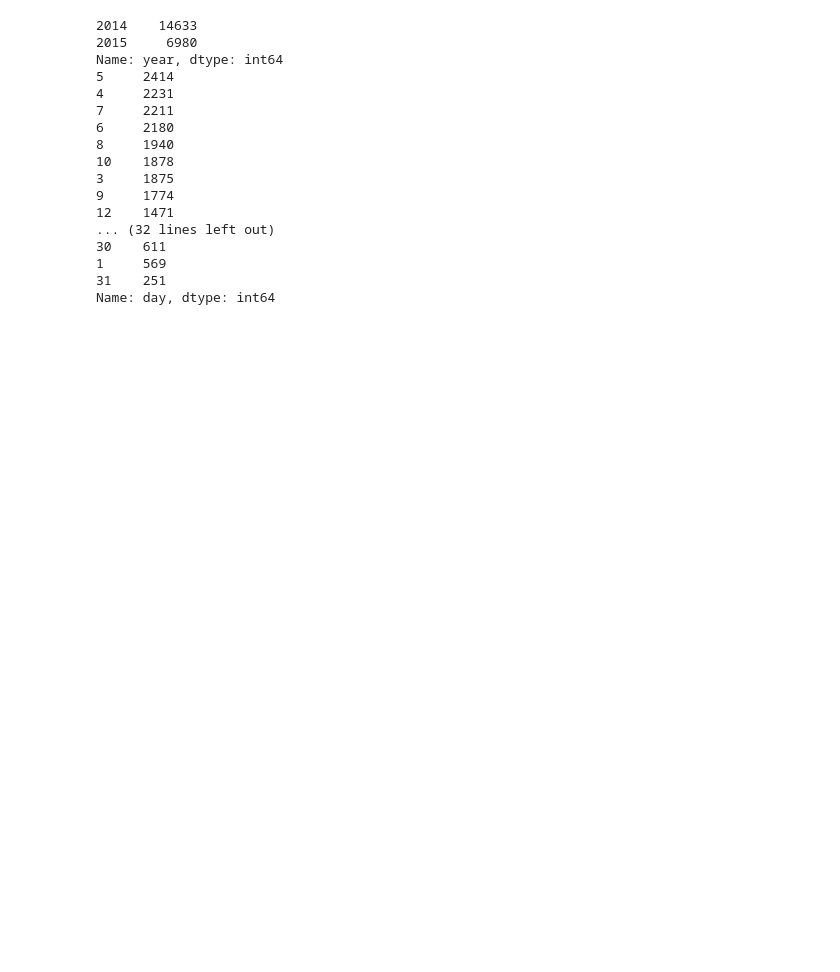
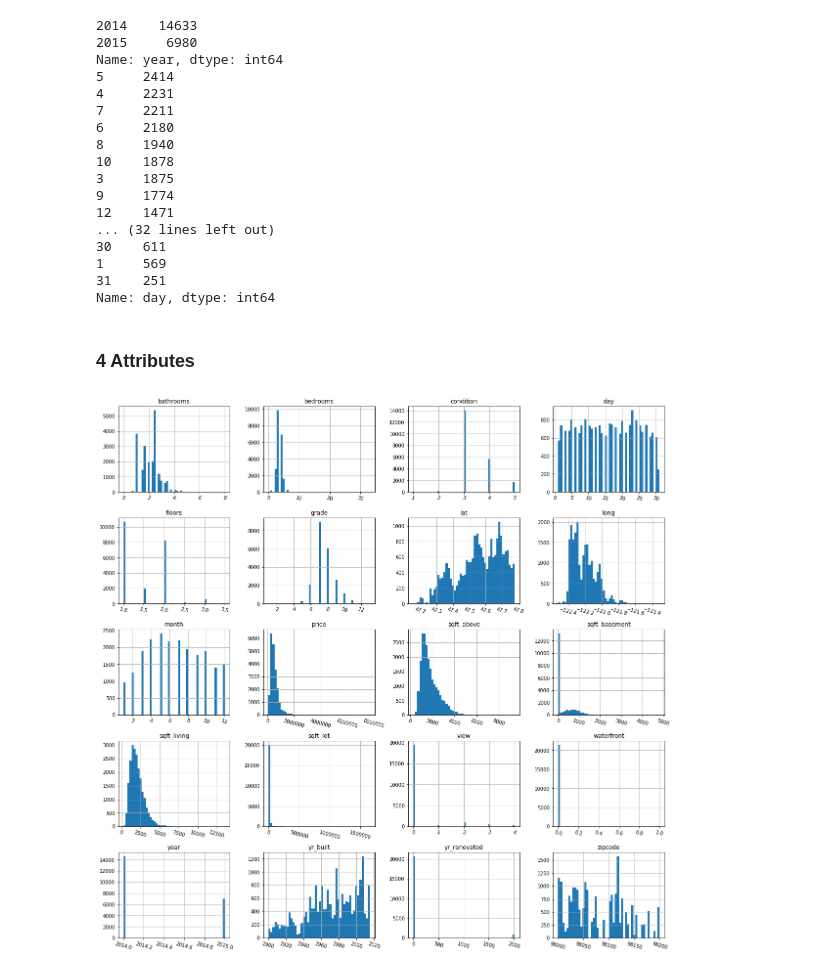
Before and after one commit to angelikakw/house-prices, a Jupyter notebook: house_prices.ipynb, the cells around one changed output. Cells and saved outputs as stored; diff of their text form; code cells hidden in the pictures; blank space fills up the shorter version.

```diff
--- a/house_prices.ipynb
+++ b/house_prices.ipynb
@@ -122,3 +124,17 @@ Name: year, dtype: int64
 1     569
 31    251
 Name: day, dtype: int64
+# %% [markdown]
+### 4 Attributes
+# %%
+import matplotlib.pyplot as plt
+import seaborn as sns
+
+data_hist = data[['price', 'bedrooms', 'bathrooms', 'sqft_living',
+    'sqft_lot', 'floors', 'waterfront', 'view', 'condition', 'grade',
+    'sqft_above', 'sqft_basement', 'yr_built', 'yr_renovated', 'zipcode',
+    'lat', 'long', 'year', 'month', 'day']]
+# %%
+hists = data_hist.hist(bins=50, figsize=(20,20), xlabelsize='10', ylabelsize='10', xrot=-15)
+# %% [output]
+[figure, added]
```
Also changed, not shown: parts of 58 cells of this notebook.
